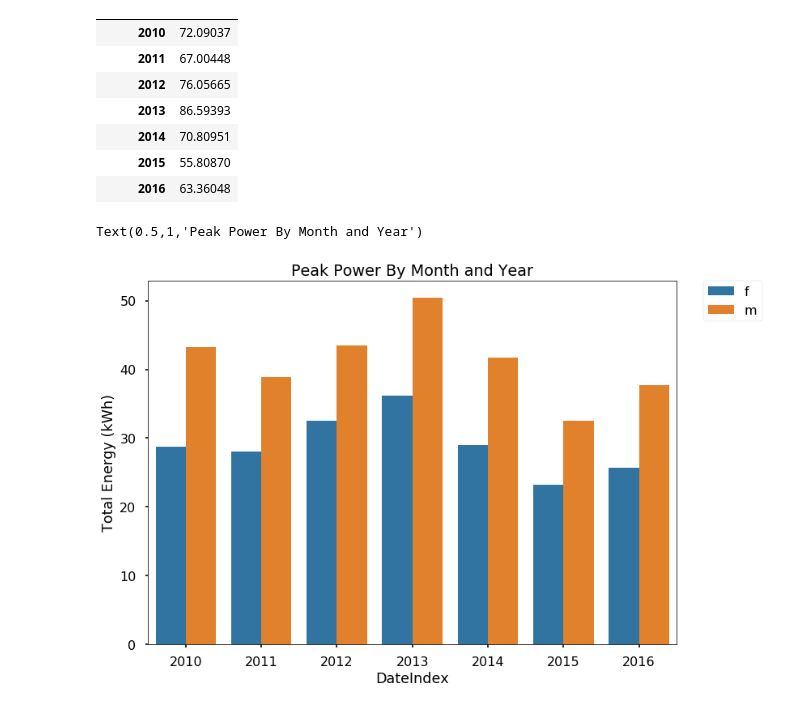
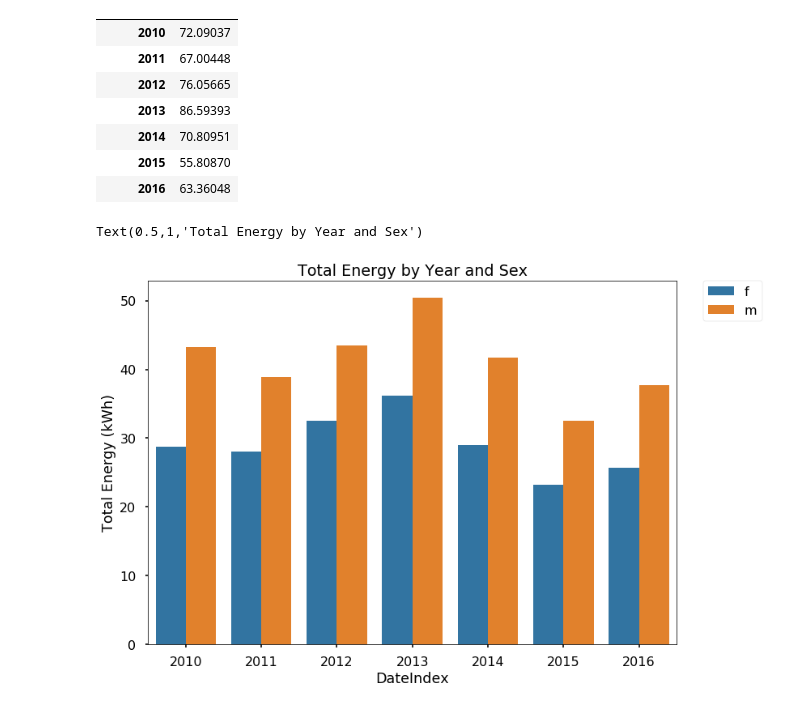
Before and after one commit to kcm117/bikedata, a Jupyter notebook: bikedata_analysis_km.ipynb, the cells around one changed output. Drawn from its saved outputs; the diff is of its cells as text; code cells hidden in the pictures.

```diff
--- a/bikedata_analysis_km.ipynb
+++ b/bikedata_analysis_km.ipynb
@@ -343,16 +343,16 @@ df_totalenergy_year
 # %%
 # Make figure large
 fig, ax = plt.subplots()
 fig.set_size_inches(11.7,8.27)
 
 # Plot
 sns.barplot(x='DateIndex',y='Total Energy (kWh)',hue='Sex',data=df_year_sex_energy.reset_index())
 
 # Legend and title
 plt.legend(bbox_to_anchor=(1.05, 1), loc=2, borderaxespad=0.)
-ax.set_title('Peak Power By Month and Year')
+ax.set_title('Total Energy by Year and Sex')
 # %% [output]
-Text(0.5,1,'Peak Power By Month and Year')
+Text(0.5,1,'Total Energy by Year and Sex')
-[figure, old version]
+[figure, new version]
 # %%
 # TODO - Writeup of findings
```
